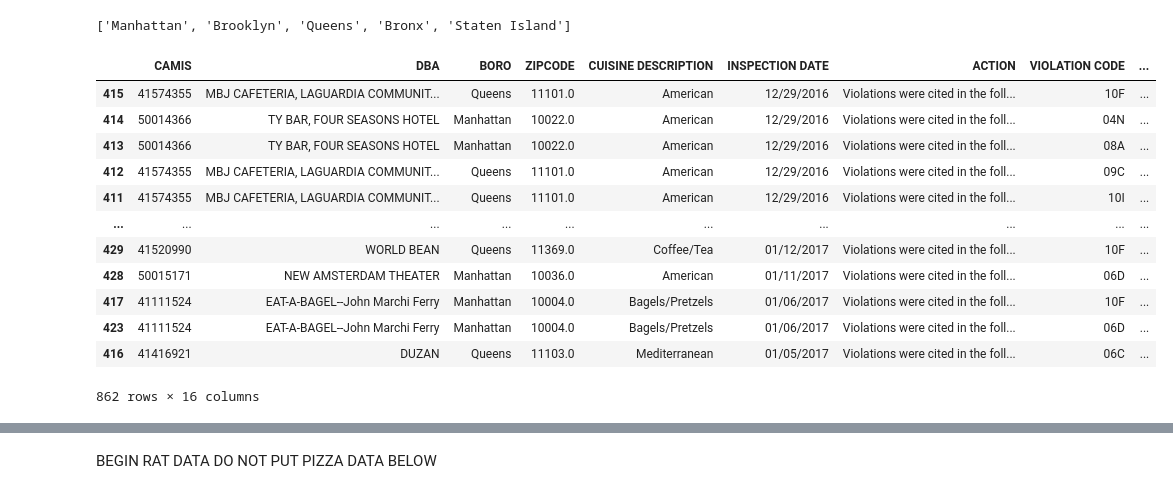
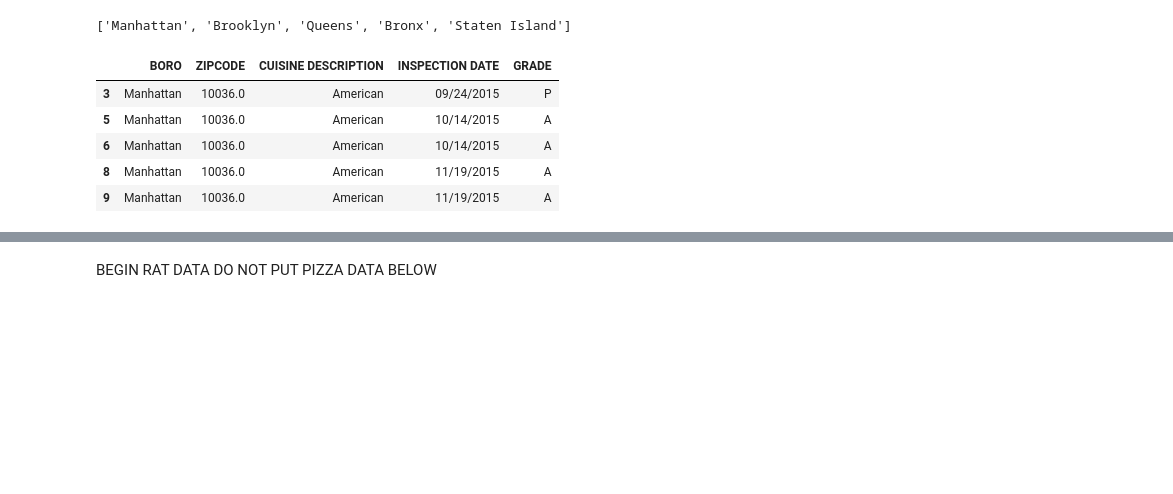
Before and after one commit to troyflood94/pizza_rats, a Jupyter notebook: pizza_rats.ipynb, the cells around one changed output, grey strips where cells are left out. Saved outputs shown, nothing was run; the diff lists cells and outputs as text; code cells hidden in the pictures; blank space fills up the shorter version.

```diff
--- a/pizza_rats.ipynb
+++ b/pizza_rats.ipynb
@@ -28,6 +28,8 @@ restaruantfile
 # print(query_df.dtypes)
 # %%
 #Delete unnessecary columns
-restaruantfile = restaruantfile.drop(columns=['BUILDING','STREET', 'PHONE', 'Community Board', 'Council District', 'Census Tract', 'BIN', 'BBL', 'NTA', 'RECORD DATE', 'GRADE DATE'])
-restaruantfile
+restaurants_to_keep=['BORO', 'ZIPCODE','CUISINE DESCRIPTION','INSPECTION DATE','GRADE']
+restaruantfile=restaruantfile[restaurants_to_keep].copy()
+#restaruantfile = restaruantfile.drop(columns=['BUILDING','STREET', 'PHONE', 'Community Board', 'Council District', 'Census Tract', 'BIN', 'BBL', 'NTA', 'RECORD DATE', 'GRADE DATE'])
+restaruantfile.head()
 # %% [output]
@@ -57,17 +52,11 @@ clean_grade_df['BORO'].unique().tolist()
 # %%
 #the code worked but i think we will have to run the dates through that filter code to get it sorted. I am holdingoff until class to do this.
 clean_grade_df.sort_values('INSPECTION DATE',ascending=False)
+clean_grade_df.head()
 # %% [output]
-|  | CAMIS | DBA | BORO | ZIPCODE | CUISINE DESCRIPTION | INSPECTION DATE | ACTION | VIOLATION CODE | ... |
-| 415 | 41574355 | MBJ CAFETERIA, LAGUARDIA COMMUNIT... | Queens | 11101.0 | American | 12/29/2016 | Violations were cited in the foll... | 10F | ... |
-| 414 | 50014366 | TY BAR, FOUR SEASONS HOTEL | Manhattan | 10022.0 | American | 12/29/2016 | Violations were cited in the foll... | 04N | ... |
-| 413 | 50014366 | TY BAR, FOUR SEASONS HOTEL | Manhattan | 10022.0 | American | 12/29/2016 | Violations were cited in the foll... | 08A | ... |
-| 412 | 41574355 | MBJ CAFETERIA, LAGUARDIA COMMUNIT... | Queens | 11101.0 | American | 12/29/2016 | Violations were cited in the foll... | 09C | ... |
-| 411 | 41574355 | MBJ CAFETERIA, LAGUARDIA COMMUNIT... | Queens | 11101.0 | American | 12/29/2016 | Violations were cited in the foll... | 10I | ... |
-| ... | ... | ... | ... | ... | ... | ... | ... | ... | ... |
-| 429 | 41520990 | WORLD BEAN | Queens | 11369.0 | Coffee/Tea | 01/12/2017 | Violations were cited in the foll... | 10F | ... |
-| 428 | 50015171 | NEW AMSTERDAM THEATER | Manhattan | 10036.0 | American | 01/11/2017 | Violations were cited in the foll... | 06D | ... |
-| 417 | 41111524 | EAT-A-BAGEL--John Marchi Ferry | Manhattan | 10004.0 | Bagels/Pretzels | 01/06/2017 | Violations were cited in the foll... | 10F | ... |
-| 423 | 41111524 | EAT-A-BAGEL--John Marchi Ferry | Manhattan | 10004.0 | Bagels/Pretzels | 01/06/2017 | Violations were cited in the foll... | 06D | ... |
-| 416 | 41416921 | DUZAN | Queens | 11103.0 | Mediterranean | 01/05/2017 | Violations were cited in the foll... | 06C | ... |
+|  | BORO | ZIPCODE | CUISINE DESCRIPTION | INSPECTION DATE | GRADE |
+| 3 | Manhattan | 10036.0 | American | 09/24/2015 | P |
+| 5 | Manhattan | 10036.0 | American | 10/14/2015 | A |
+| 6 | Manhattan | 10036.0 | American | 10/14/2015 | A |
+| 8 | Manhattan | 10036.0 | American | 11/19/2015 | A |
+| 9 | Manhattan | 10036.0 | American | 11/19/2015 | A |
-862 rows × 16 columns
```
Also changed, not shown: parts of 22 cells of this notebook.
